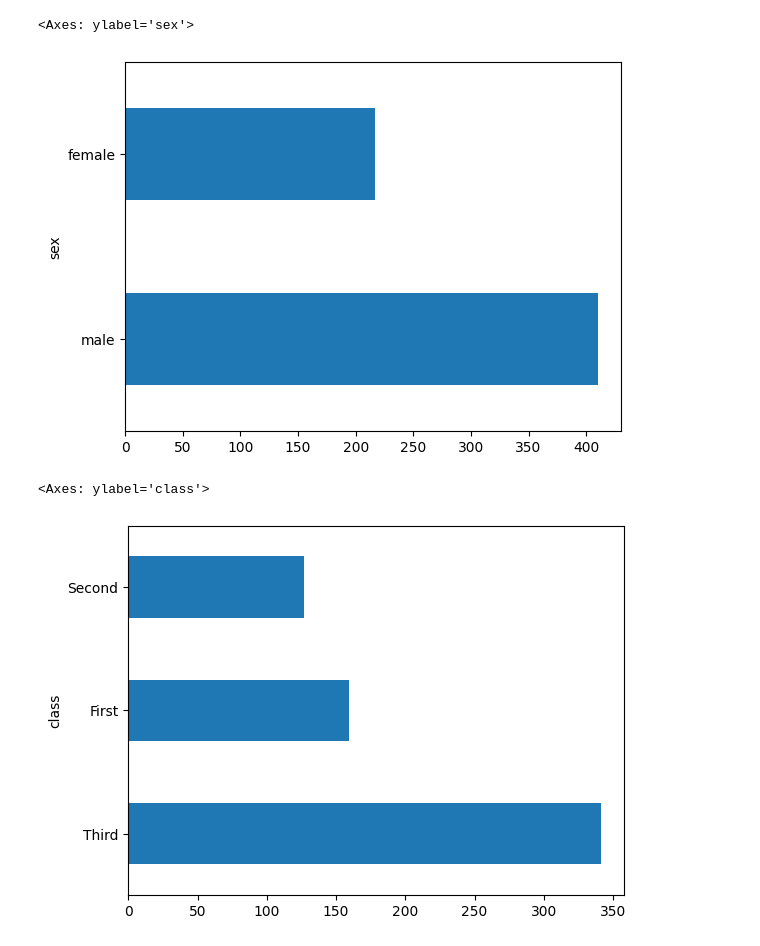
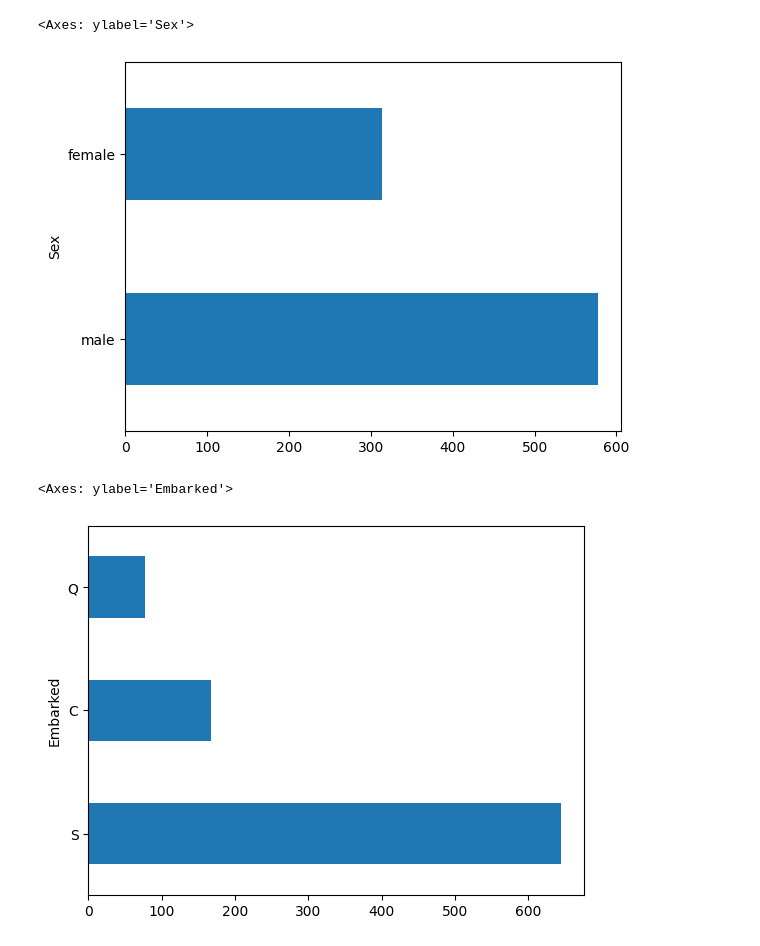
Before and after one commit to timothygachengo/tensorflow-learning, a Jupyter notebook: code/core-algorithms.ipynb, the cells around one changed output. Drawn from its saved outputs; the diff is of its cells as text; code cells hidden in the pictures.

```diff
--- a/code/core-algorithms.ipynb
+++ b/code/core-algorithms.ipynb
@@ -24,10 +24,9 @@ import tensorflow.v2.feature_column as fc
 
 import tensorflow as tf
 
-dftrain = pd.read_csv('https://storage.googleapis.com/tf-datasets/titanic/train.csv')
-dfeval = pd.read_csv('https://storage.googleapis.com/tf-datasets/titanic/eval.csv')
-y_train = dftrain.pop('survived')
-y_eval = dfeval.pop('survived')
+dftrain = pd.read_csv('./datasets/core-algorithms/train.csv')
+dfeval = pd.read_csv('./datasets/core-algorithms/test.csv')
+gender_csv = pd.read_csv('./datasets/core-algorithms/gender_submission.csv')
 # %%
 dftrain.describe()
 # %% [output]
@@ -70,0 +61,9 @@ Name: survived, dtype: int64
+# %%
+# Clean the data
+
+# convert the age column to a number
+dftrain['Age'] = dftrain['Age'].fillna(dftrain['Age'].mean())
+dftrain['Age'] = dftrain['Age'].astype(int)
+
+
+dftrain.head()
@@ -76,11 +82,11 @@ dftrain.age.hist(bins=20)
 # %%
-dftrain.sex.value_counts().plot(kind='barh')
+dftrain.Sex.value_counts().plot(kind='barh')
 # %% [output]
-<Axes: ylabel='sex'>
+<Axes: ylabel='Sex'>
-[figure, old version]
+[figure, new version]
 # %%
-dftrain['class'].value_counts().plot(kind='barh')
+dftrain['Embarked'].value_counts().plot(kind='barh')
 # %% [output]
-<Axes: ylabel='class'>
+<Axes: ylabel='Embarked'>
-[figure, old version]
+[figure, new version]
 # %%
```
Also changed, not shown: parts of 13 cells of this notebook, 6 other files.
